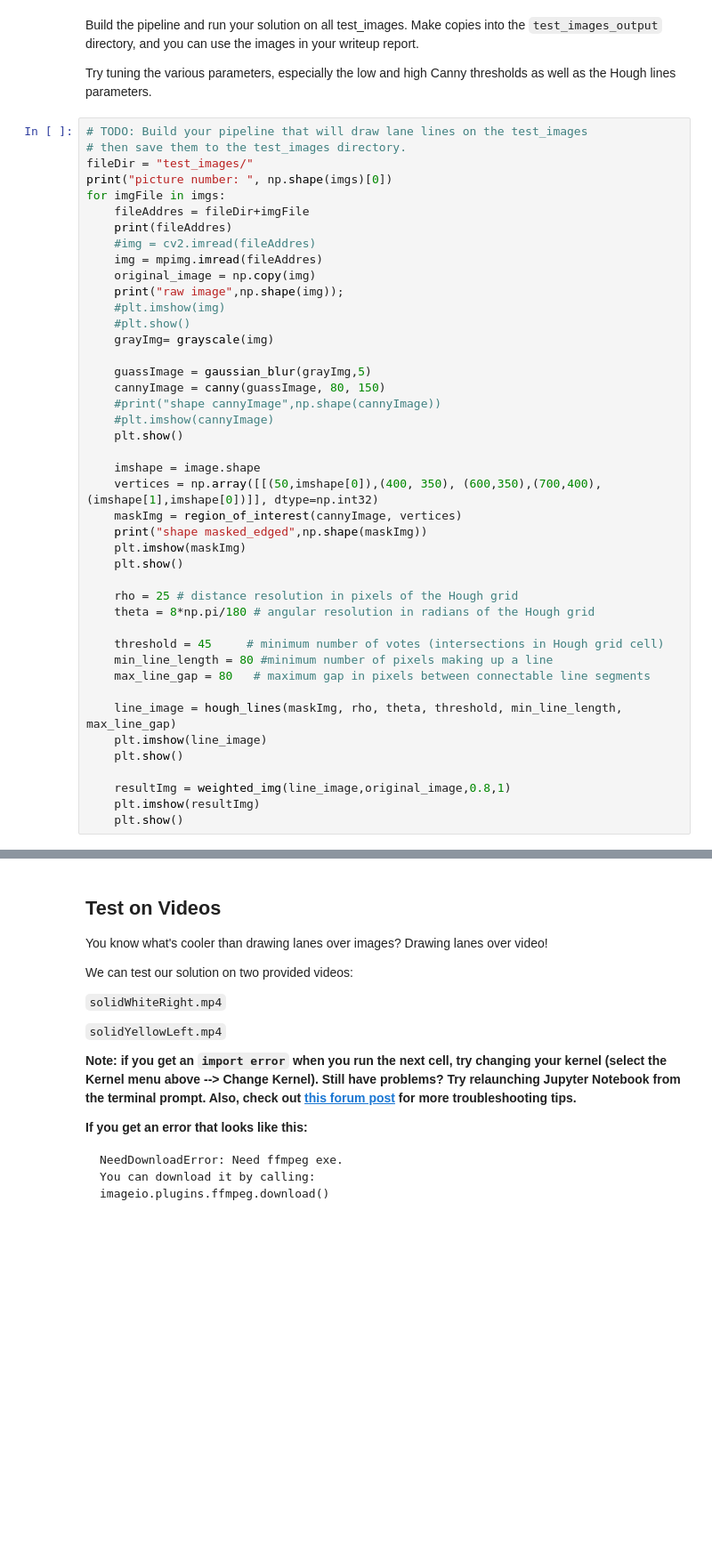
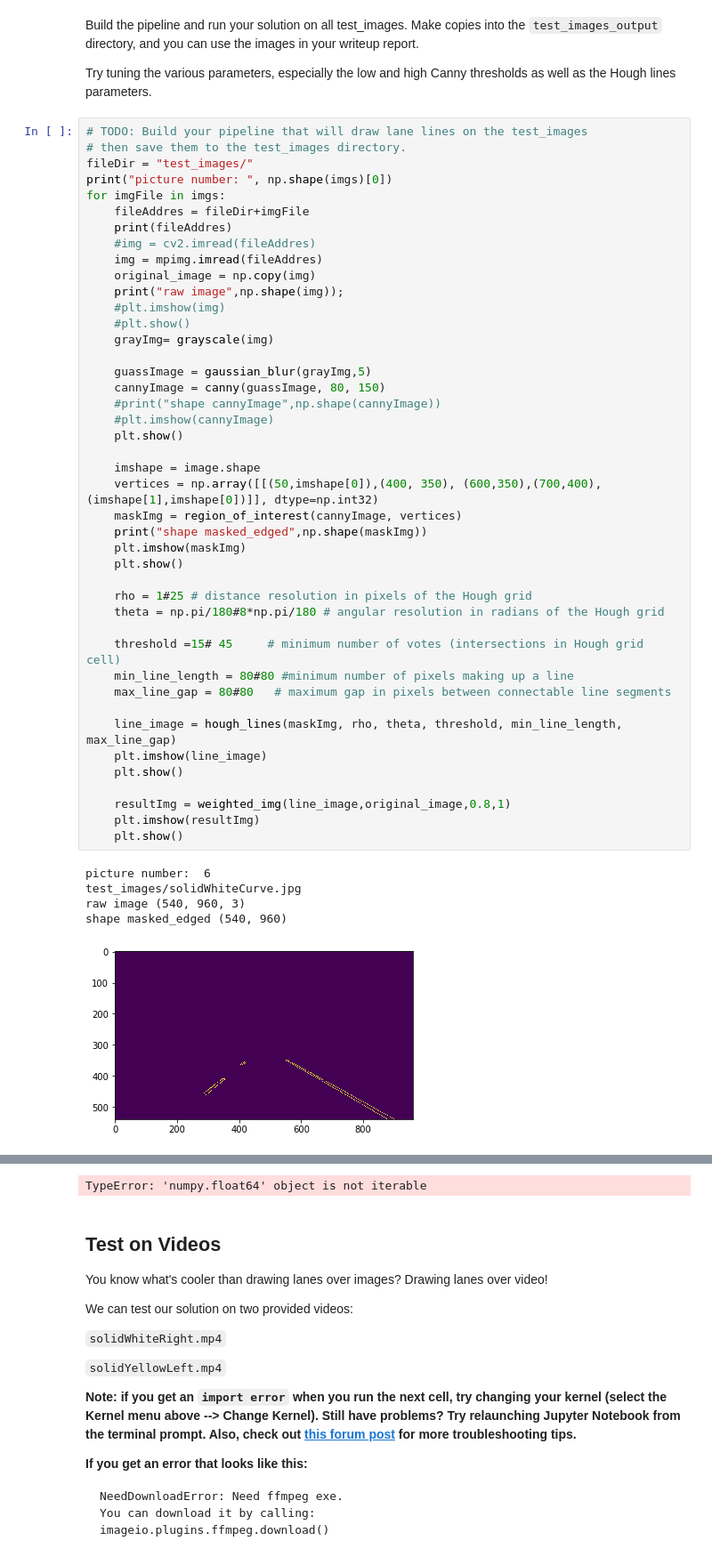
Before and after one commit to kintzhao/CarND-LaneLines-P1, a Jupyter notebook: P1.ipynb, the cells around one changed output, grey strips where cells are left out. Shown: that part at 89% size. Saved outputs shown, nothing was run; the diff lists cells and outputs as text; blank space fills up the shorter version.

```diff
--- a/P1.ipynb
+++ b/P1.ipynb
@@ -223,35 +280,41 @@ for imgFile in imgs:
     #img = cv2.imread(fileAddres)
     img = mpimg.imread(fileAddres)
     original_image = np.copy(img)
     print("raw image",np.shape(img));
     #plt.imshow(img)
     #plt.show()
     grayImg= grayscale(img)
 
     guassImage = gaussian_blur(grayImg,5)
     cannyImage = canny(guassImage, 80, 150)
     #print("shape cannyImage",np.shape(cannyImage))
     #plt.imshow(cannyImage)
     plt.show()
 
     imshape = image.shape
     vertices = np.array([[(50,imshape[0]),(400, 350), (600,350),(700,400),(imshape[1],imshape[0])]], dtype=np.int32)
     maskImg = region_of_interest(cannyImage, vertices)
     print("shape masked_edged",np.shape(maskImg))
     plt.imshow(maskImg)
     plt.show()
 
-    rho = 25 # distance resolution in pixels of the Hough grid
-    theta = 8*np.pi/180 # angular resolution in radians of the Hough grid
+    rho = 1#25 # distance resolution in pixels of the Hough grid
+    theta = np.pi/180#8*np.pi/180 # angular resolution in radians of the Hough grid
 
-    threshold = 45     # minimum number of votes (intersections in Hough grid cell)
-    min_line_length = 80 #minimum number of pixels making up a line
-    max_line_gap = 80   # maximum gap in pixels between connectable line segments
+    threshold =15# 45     # minimum number of votes (intersections in Hough grid cell)
+    min_line_length = 80#80 #minimum number of pixels making up a line
+    max_line_gap = 80#80   # maximum gap in pixels between connectable line segments
 
     line_image = hough_lines(maskImg, rho, theta, threshold, min_line_length, max_line_gap)
     plt.imshow(line_image)
     plt.show()
 
     resultImg = weighted_img(line_image,original_image,0.8,1)
     plt.imshow(resultImg)
     plt.show()
+# %% [output]
+picture number:  6
+test_images/solidWhiteCurve.jpg
+raw image (540, 960, 3)
+shape masked_edged (540, 960)
+[figure, added]
@@ -258,3 +331,4 @@ for imgFile in imgs:
+TypeError: 'numpy.float64' object is not iterable
 # %% [markdown]
 ## Test on Videos
 
```
Also changed, not shown: parts of 4 cells of this notebook.
